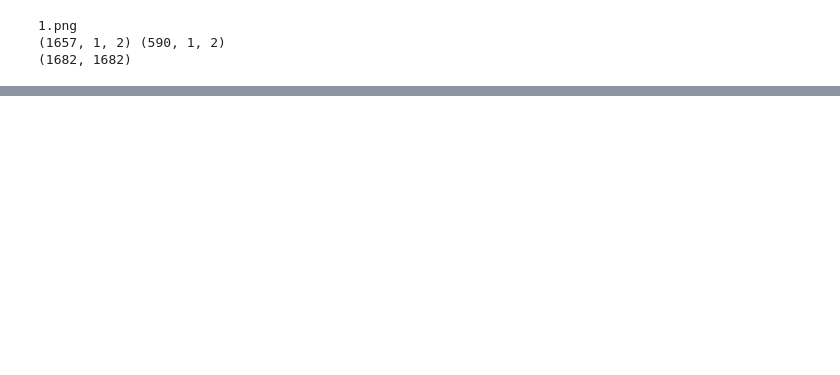
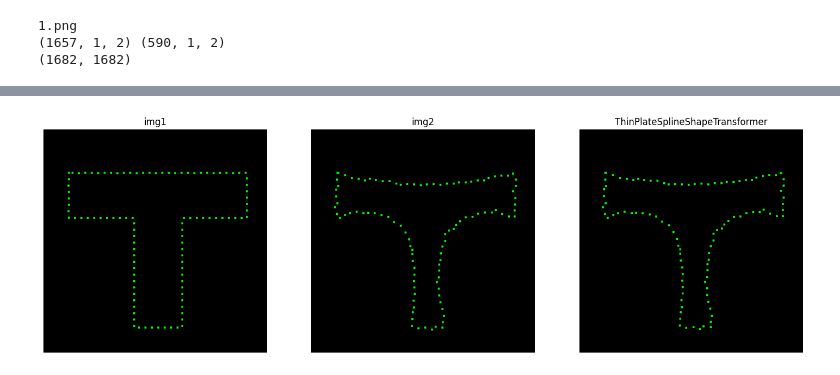
Before and after one commit to masterAllen/LearnOpenCV, a Jupyter notebook: code/test_shape.ipynb, the cells around one changed output, grey strips where cells are left out. Saved outputs shown, nothing was run; the diff lists cells and outputs as text; code cells hidden in the pictures; blank space fills up the shorter version.

Commit message:
Update Note 1.8(shape Module)

```diff
--- a/code/test_shape.ipynb
+++ b/code/test_shape.ipynb
@@ -160,0 +167,42 @@ show_images([
+# %%
+'''
+ShapeTransformer 配合 ShapeDistanceExtractor 使用
+经过实验和源代码阅读：这个方法不行，applyTransformation 前必须要 estimateTransformation
+'''
+
+# class  	cv::ShapeDistanceExtractor -> computeDistance
+    # class  	cv::HausdorffDistanceExtractor
+    # class  	cv::ShapeContextDistanceExtractor
+extractor = cv2.createShapeContextDistanceExtractor()
+
+img1 = cv2.imread('./image/shape/13.png', -1)
+contours1, _ = cv2.findContours(img1, cv2.RETR_TREE, method=cv2.CHAIN_APPROX_NONE)
+points1 = make_points(contours1[0])
+
+img2 = cv2.imread('./image/shape/14.png', -1)
+contours2, _ = cv2.findContours(img2, cv2.RETR_TREE, method=cv2.CHAIN_APPROX_NONE)
+points2 = make_points(contours2[0])
+
+# 采样点，采大约 100 个点
+points1 = points1[::points1.shape[0]//100]
+points2 = points2[::points2.shape[0]//100]
+
+# class  	cv::ShapeTransformer
+    # class  	cv::AffineTransformer
+    # class  	cv::ThinPlateSplineShapeTransformer
+transformer = cv2.createThinPlateSplineShapeTransformer()
+extractor.setTransformAlgorithm(transformer)
+result = extractor.computeDistance(points2, points1)
+
+# 经过实验和源码查看；目前 computeDistance 有问题，applyTransformation 不奏效
+# 所以还是老老实实的先 estimateTransformation
+# transformer.estimateTransformation(points1.reshape(1, -1, 2), points2.reshape(1, -1, 2), matches)
+_, trans_points2 = transformer.applyTransformation(points2.reshape(1, -1, 2))
+
+show_images([
+    ('img1', draw_points(img1, points1)),
+    ('img2', draw_points(img2, points2)),
+    ('ThinPlateSplineShapeTransformer', draw_points(img2, trans_points2)),
+])
+# %% [output]
+[figure, added]
```
Also changed, not shown: parts of 2 cells of this notebook, 6 other files.
